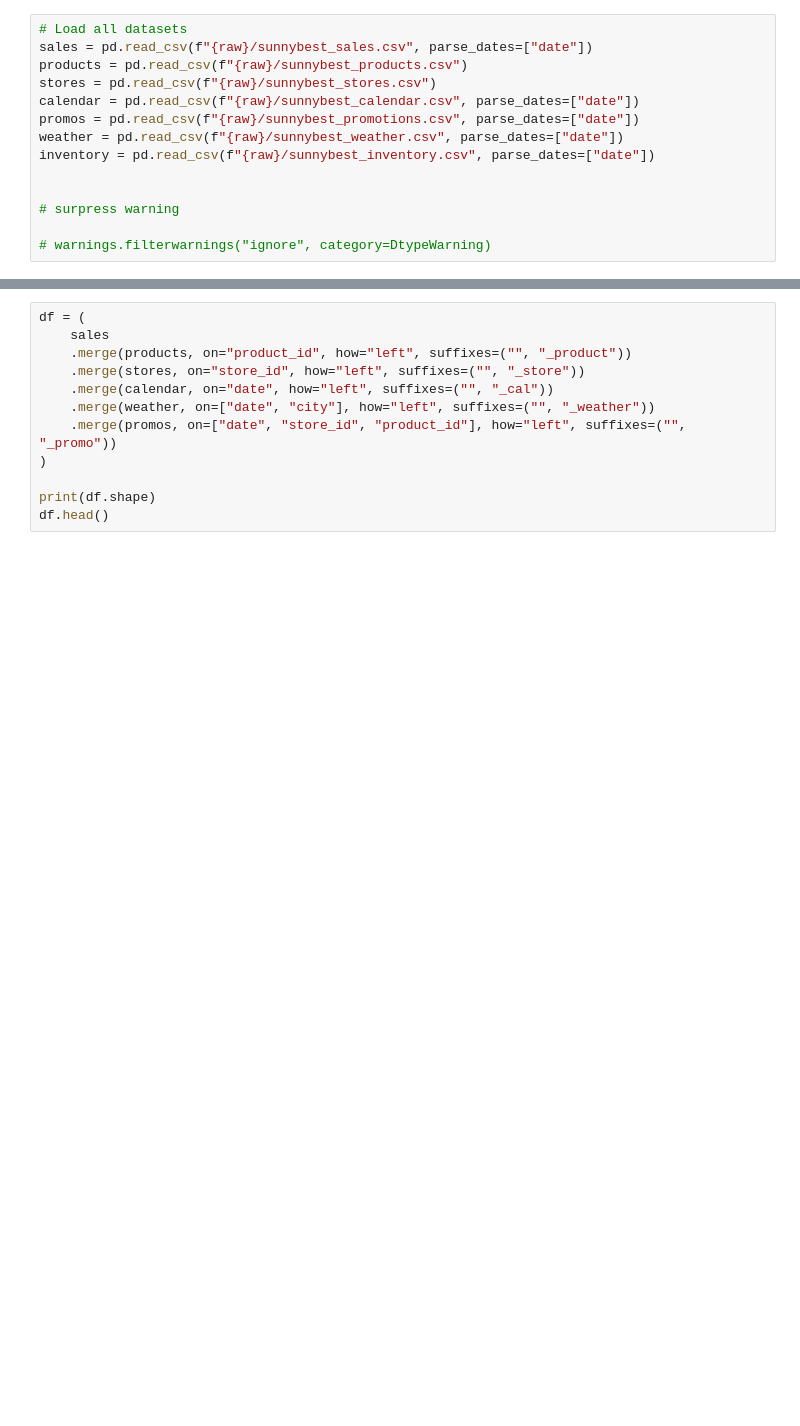
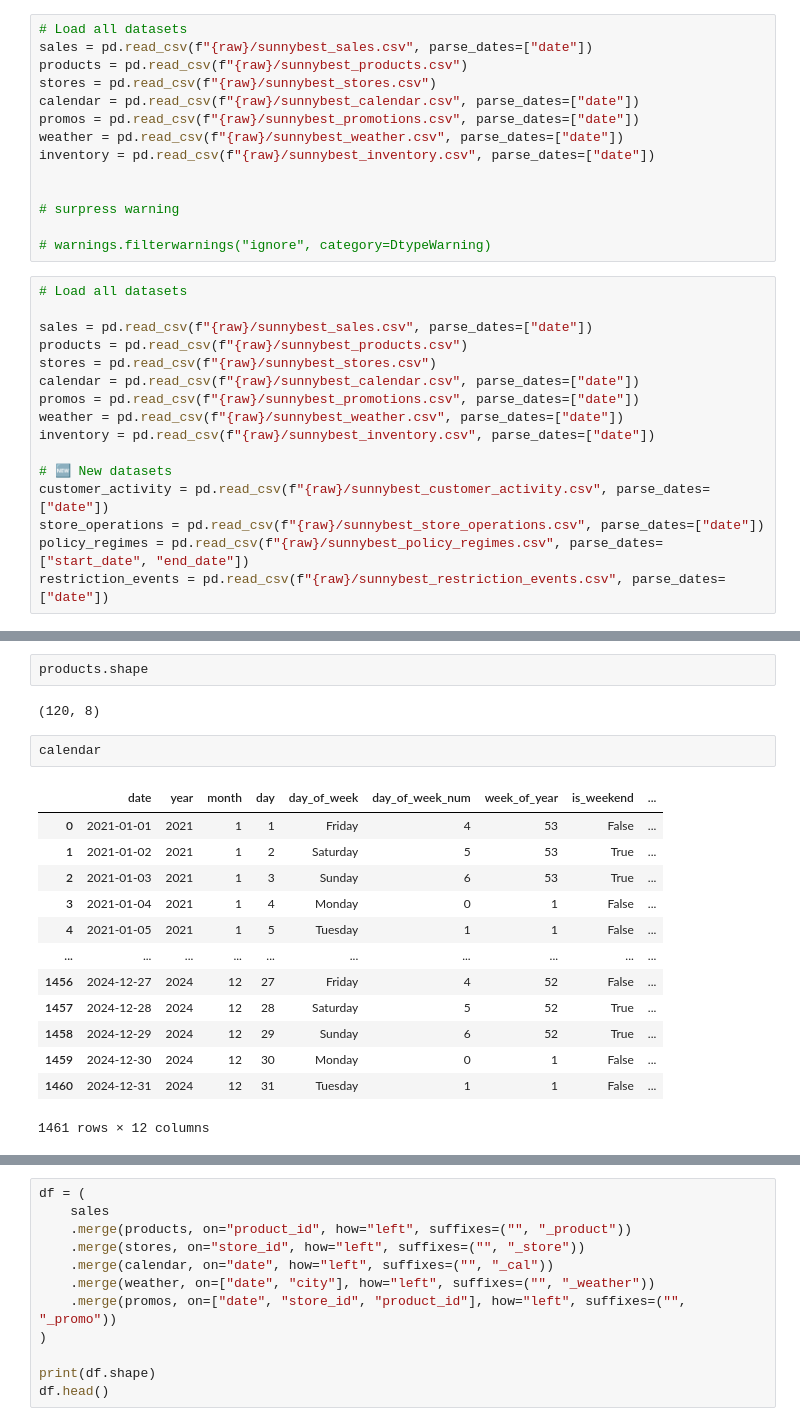
Before and after one commit to SunnyX-AI/ai-powered-sales-forecasting, a Jupyter notebook: notebooks/00_experiments.ipynb, the cells around one changed output, grey strips where cells are left out. Saved outputs shown, nothing was run; the diff lists cells and outputs as text; blank space fills up the shorter version.

```diff
--- a/notebooks/00_experiments.ipynb
+++ b/notebooks/00_experiments.ipynb
@@ -23,3 +23,19 @@ inventory = pd.read_csv(f"{raw}/sunnybest_inventory.csv", parse_dates=["date"])
 # surpress warning
 
 # warnings.filterwarnings("ignore", category=DtypeWarning)
+# %%
+# Load all datasets
+
+sales = pd.read_csv(f"{raw}/sunnybest_sales.csv", parse_dates=["date"])
+products = pd.read_csv(f"{raw}/sunnybest_products.csv")
+stores = pd.read_csv(f"{raw}/sunnybest_stores.csv")
+calendar = pd.read_csv(f"{raw}/sunnybest_calendar.csv", parse_dates=["date"])
+promos = pd.read_csv(f"{raw}/sunnybest_promotions.csv", parse_dates=["date"])
+weather = pd.read_csv(f"{raw}/sunnybest_weather.csv", parse_dates=["date"])
+inventory = pd.read_csv(f"{raw}/sunnybest_inventory.csv", parse_dates=["date"])
+
+# 🆕 New datasets
+customer_activity = pd.read_csv(f"{raw}/sunnybest_customer_activity.csv", parse_dates=["date"])
+store_operations = pd.read_csv(f"{raw}/sunnybest_store_operations.csv", parse_dates=["date"])
+policy_regimes = pd.read_csv(f"{raw}/sunnybest_policy_regimes.csv", parse_dates=["start_date", "end_date"])
+restriction_events = pd.read_csv(f"{raw}/sunnybest_restriction_events.csv", parse_dates=["date"])
@@ -25,0 +67,20 @@ inventory = pd.read_csv(f"{raw}/sunnybest_inventory.csv", parse_dates=["date"])
+# %%
+products.shape
+# %% [output]
+(120, 8)
+# %%
+calendar
+# %% [output]
+|  | date | year | month | day | day_of_week | day_of_week_num | week_of_year | is_weekend | ... |
+| 0 | 2021-01-01 | 2021 | 1 | 1 | Friday | 4 | 53 | False | ... |
+| 1 | 2021-01-02 | 2021 | 1 | 2 | Saturday | 5 | 53 | True | ... |
+| 2 | 2021-01-03 | 2021 | 1 | 3 | Sunday | 6 | 53 | True | ... |
+| 3 | 2021-01-04 | 2021 | 1 | 4 | Monday | 0 | 1 | False | ... |
+| 4 | 2021-01-05 | 2021 | 1 | 5 | Tuesday | 1 | 1 | False | ... |
+| ... | ... | ... | ... | ... | ... | ... | ... | ... | ... |
+| 1456 | 2024-12-27 | 2024 | 12 | 27 | Friday | 4 | 52 | False | ... |
+| 1457 | 2024-12-28 | 2024 | 12 | 28 | Saturday | 5 | 52 | True | ... |
+| 1458 | 2024-12-29 | 2024 | 12 | 29 | Sunday | 6 | 52 | True | ... |
+| 1459 | 2024-12-30 | 2024 | 12 | 30 | Monday | 0 | 1 | False | ... |
+| 1460 | 2024-12-31 | 2024 | 12 | 31 | Tuesday | 1 | 1 | False | ... |
+1461 rows × 12 columns
```
Also changed, not shown: parts of 5 cells of this notebook, 1 other file.
